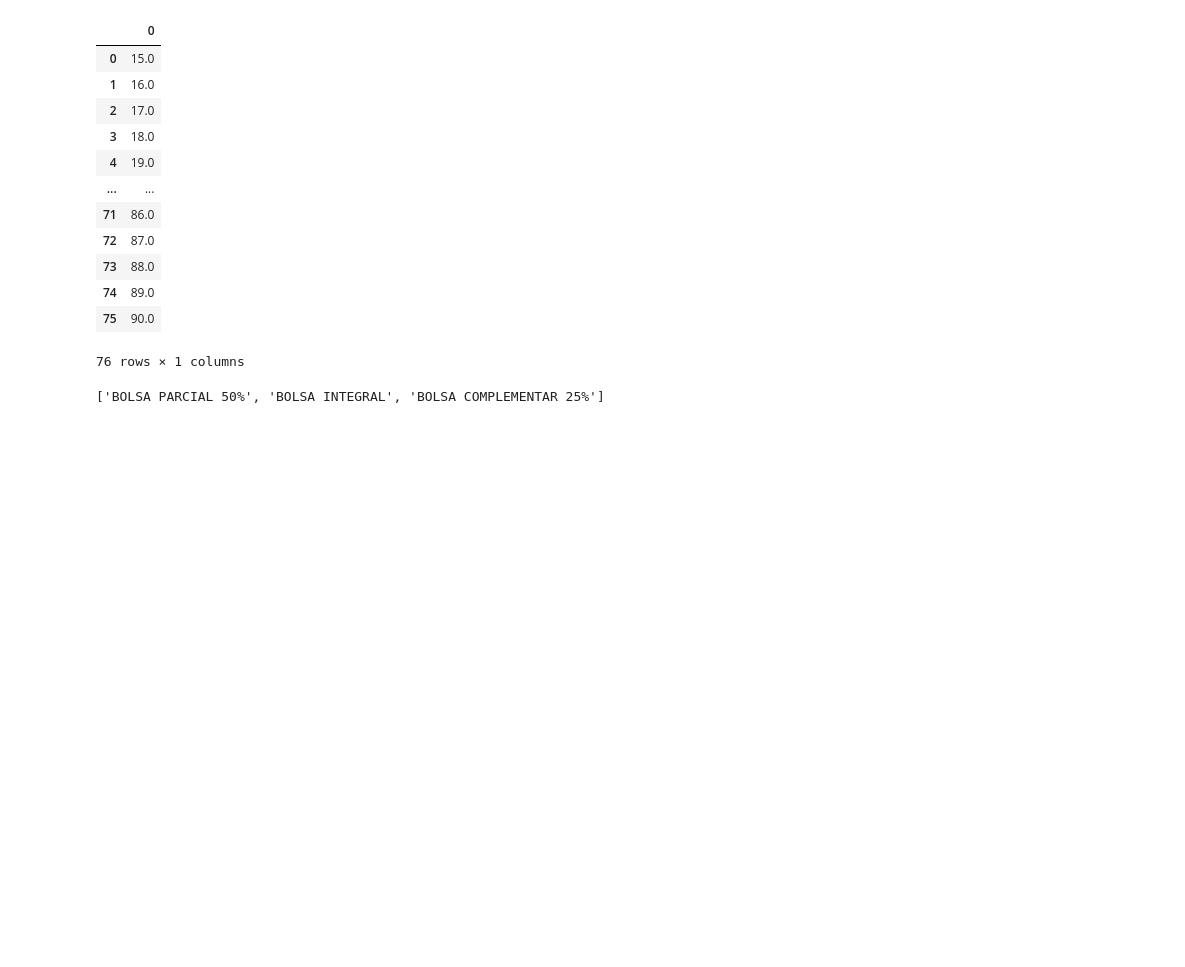
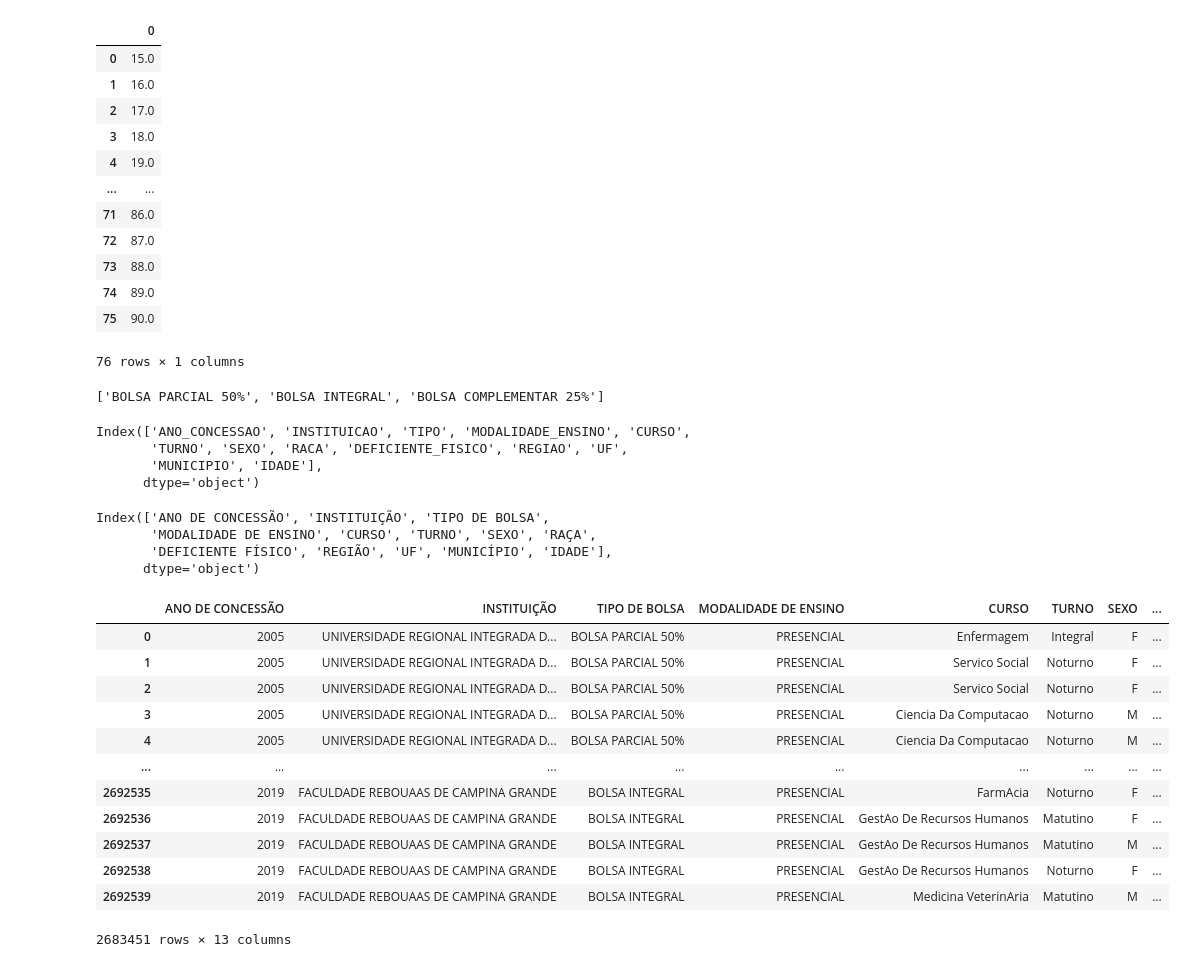
Before and after one commit to cidade-felipe/Prouni-Data-Insights, a Jupyter notebook: notebooks/preprocessed.ipynb, the cells around one changed output. Drawn from its saved outputs; the diff is of its cells as text; code cells hidden in the pictures; blank space fills up the shorter version.

```diff
--- a/notebooks/preprocessed.ipynb
+++ b/notebooks/preprocessed.ipynb
@@ -184,5 +184,40 @@ lista_unicos
 # df_renamed_ml['Turno'] = df_renamed_ml['Turno'].replace({'Integral': 0,'Matutino': 1, 'Vespertino': 2, 'Noturno': 3, 'A Distancia': 4})
 # df_renamed_ml['Deficiente físico'] = df_renamed_ml['Deficiente físico'].replace({'nao': 0,'sim': 1})
 # df_renamed_ml['Raça'] = df_renamed_ml['Raça'].replace({'Branca': 0, 'Parda': 1, 'Amarela': 2, 'Preta': 3, 'Indigena': 4,'Nao Informada': 5})
+# %%
+lista_colunas = df_limpo.columns
+lista_colunas
+# %% [output]
+Index(['ANO_CONCESSAO', 'INSTITUICAO', 'TIPO', 'MODALIDADE_ENSINO', 'CURSO',
+       'TURNO', 'SEXO', 'RACA', 'DEFICIENTE_FISICO', 'REGIAO', 'UF',
+       'MUNICIPIO', 'IDADE'],
+      dtype='object')
+# %%
+#lista_renomeada = [col.replace('_', ' ').upper() for col in lista_colunas]
+lista_renomeada = ['ANO DE CONCESSÃO', 'INSTITUIÇÃO', 'TIPO DE BOLSA','MODALIDADE DE ENSINO','CURSO','TURNO','SEXO','RAÇA','DEFICIENTE FÍSICO','REGIÃO','UF','MUNICÍPIO','IDADE']
+df_limpo.rename(columns=dict(zip(lista_colunas, lista_renomeada)), inplace=True)
+df_limpo.columns
+# %% [output]
+Index(['ANO DE CONCESSÃO', 'INSTITUIÇÃO', 'TIPO DE BOLSA',
+       'MODALIDADE DE ENSINO', 'CURSO', 'TURNO', 'SEXO', 'RAÇA',
+       'DEFICIENTE FÍSICO', 'REGIÃO', 'UF', 'MUNICÍPIO', 'IDADE'],
+      dtype='object')
+# %%
+df_limpo = df_limpo[df_limpo['TIPO DE BOLSA'] != 'BOLSA COMPLEMENTAR 25%']
+df_limpo
+# %% [output]
+|  | ANO DE CONCESSÃO | INSTITUIÇÃO | TIPO DE BOLSA | MODALIDADE DE ENSINO | CURSO | TURNO | SEXO | ... |
+| 0 | 2005 | UNIVERSIDADE REGIONAL INTEGRADA D... | BOLSA PARCIAL 50% | PRESENCIAL | Enfermagem | Integral | F | ... |
+| 1 | 2005 | UNIVERSIDADE REGIONAL INTEGRADA D... | BOLSA PARCIAL 50% | PRESENCIAL | Servico Social | Noturno | F | ... |
+| 2 | 2005 | UNIVERSIDADE REGIONAL INTEGRADA D... | BOLSA PARCIAL 50% | PRESENCIAL | Servico Social | Noturno | F | ... |
+| 3 | 2005 | UNIVERSIDADE REGIONAL INTEGRADA D... | BOLSA PARCIAL 50% | PRESENCIAL | Ciencia Da Computacao | Noturno | M | ... |
+| 4 | 2005 | UNIVERSIDADE REGIONAL INTEGRADA D... | BOLSA PARCIAL 50% | PRESENCIAL | Ciencia Da Computacao | Noturno | M | ... |
+| ... | ... | ... | ... | ... | ... | ... | ... | ... |
+| 2692535 | 2019 | FACULDADE REBOUAAS DE CAMPINA GRANDE | BOLSA INTEGRAL | PRESENCIAL | FarmAcia | Noturno | F | ... |
+| 2692536 | 2019 | FACULDADE REBOUAAS DE CAMPINA GRANDE | BOLSA INTEGRAL | PRESENCIAL | GestAo De Recursos Humanos | Matutino | F | ... |
+| 2692537 | 2019 | FACULDADE REBOUAAS DE CAMPINA GRANDE | BOLSA INTEGRAL | PRESENCIAL | GestAo De Recursos Humanos | Matutino | M | ... |
+| 2692538 | 2019 | FACULDADE REBOUAAS DE CAMPINA GRANDE | BOLSA INTEGRAL | PRESENCIAL | GestAo De Recursos Humanos | Noturno | F | ... |
+| 2692539 | 2019 | FACULDADE REBOUAAS DE CAMPINA GRANDE | BOLSA INTEGRAL | PRESENCIAL | Medicina VeterinAria | Matutino | M | ... |
+2683451 rows × 13 columns
 # %%
 import os
```
Also changed, not shown: parts of 2 cells of this notebook, 2 other files.
